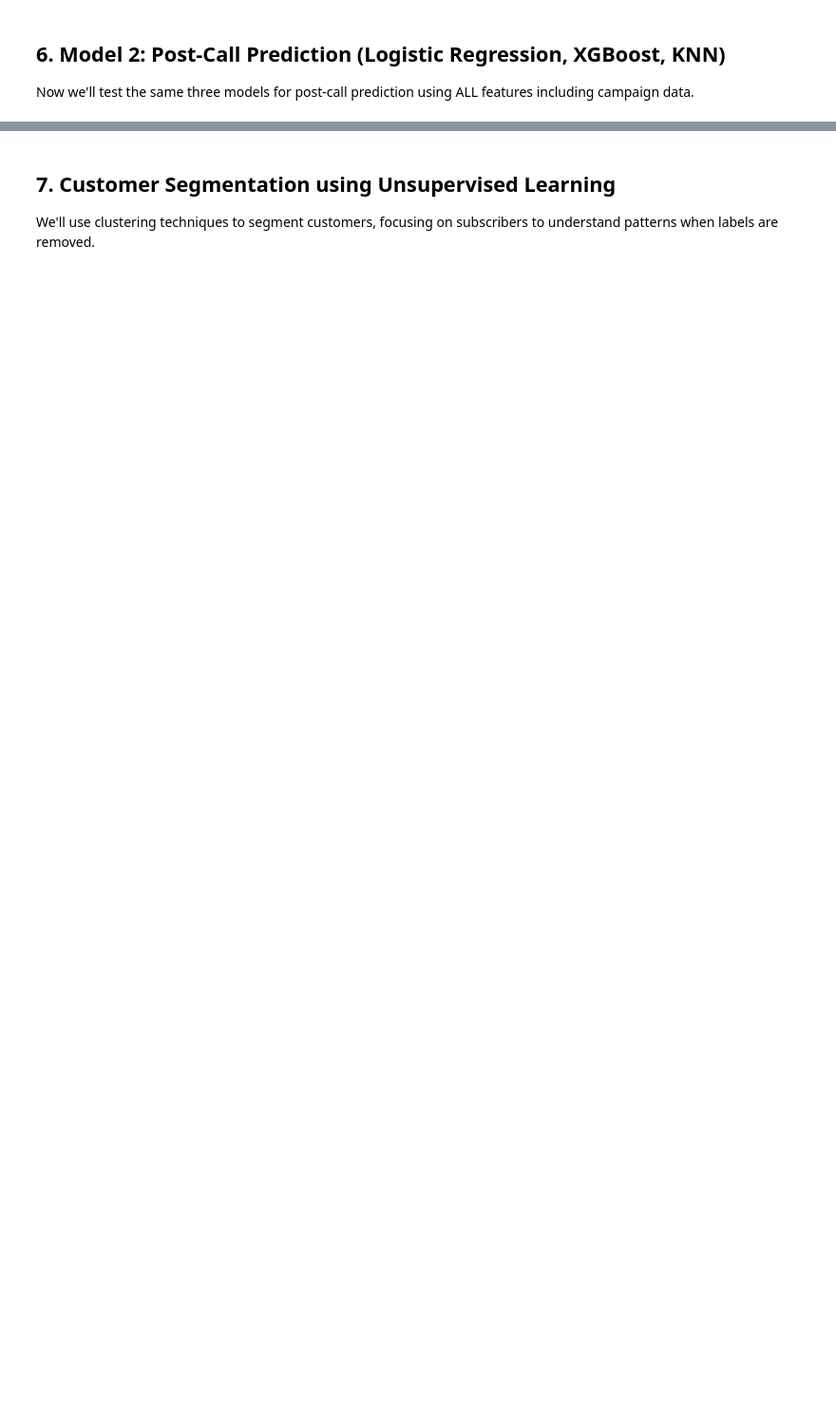
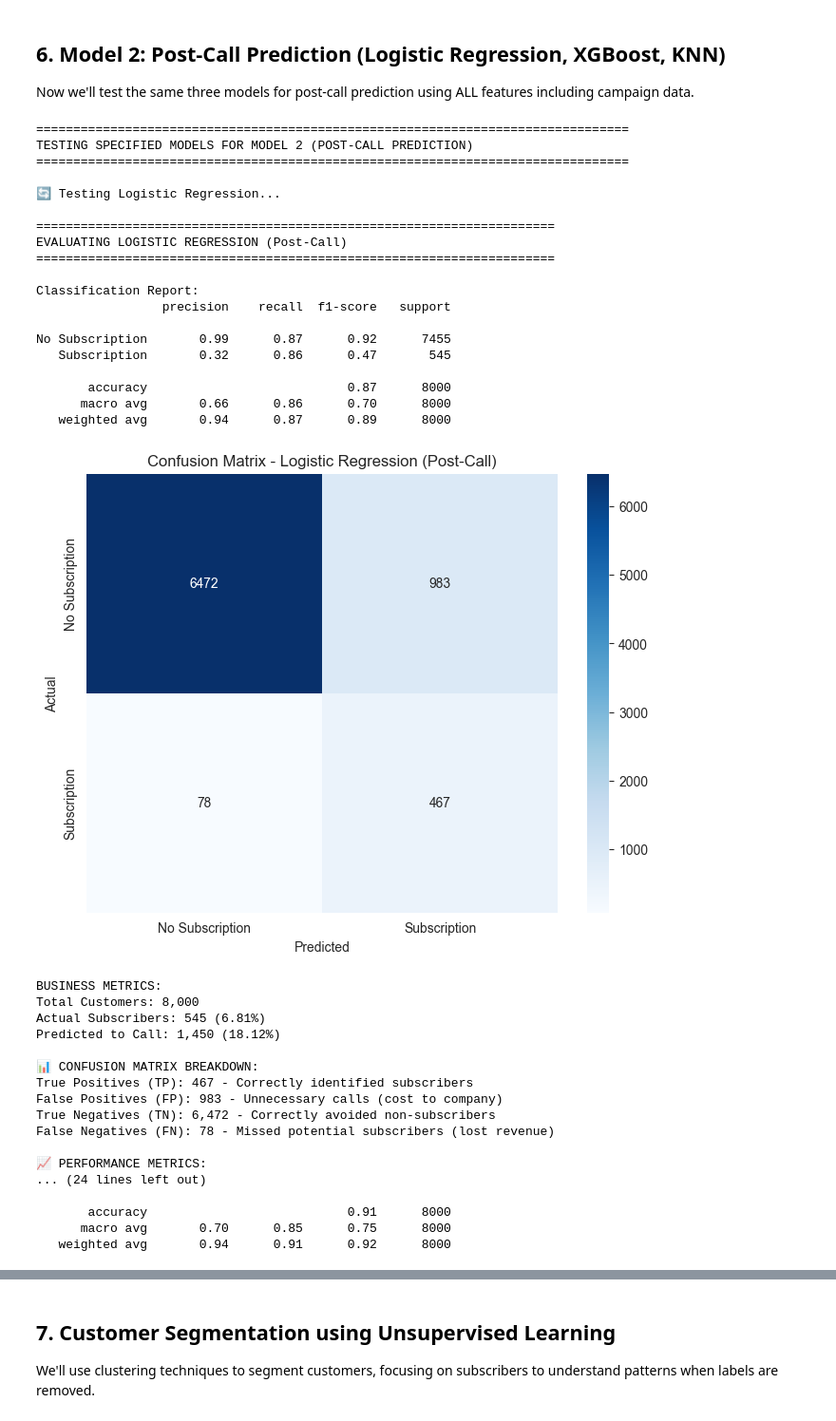
Before and after one commit to osamaizhar/Term-Deposit-Marketing-Analysis, a Jupyter notebook: prediction_model_training_v2.ipynb, the cells around one changed output, grey strips where cells are left out. Shown at 95% size. Drawn from its saved outputs; the diff is of its cells as text; code cells hidden in the pictures; blank space fills up the shorter version.

```diff
--- a/prediction_model_training_v2.ipynb
+++ b/prediction_model_training_v2.ipynb
@@ -428,6 +433,8 @@ def one_hot_encode(X_train, X_test):
 
 X1_train_encoded, X1_test_encoded = one_hot_encode(X1_train, X1_test)
 
+X2_train_encoded, X2_test_encoded = one_hot_encode(X2_train, X2_test)
+
 
 print("\n X Train ENCODED:\n")
 print(X1_train_encoded.head())
@@ -1132,34 +1297,88 @@ print(f"Additional features in Model 2: {list(additional_features)}")
 # %%
-# Test the three specified models for Model 2 (Post-Call Prediction)
+# Test the three specified models for Model 1 (Pre-Call Prediction)
 print("\n" + "=" * 80)
 print("TESTING SPECIFIED MODELS FOR MODEL 2 (POST-CALL PREDICTION)")
 print("=" * 80)
+scale_pos_weight = len(y1_train[y1_train == 0]) / len(y1_train[y1_train == 1])
 
-# Define the three models to test (same as Model 1)
-models_to_test_2 = {
-    "Logistic Regression": LogisticRegression(random_state=42, max_iter=1000),
-    "XGBoost": XGBClassifier(random_state=42, eval_metric="logloss"),
+# Define the three models to test
+models_to_test = {
+    # "Logistic Regression": LogisticRegression(random_state=seed, max_iter=1000),
+    "Logistic Regression": LogisticRegression(
+        class_weight="balanced", random_state=seed, max_iter=1000
+    ),
+    # "XGBoost": XGBClassifier(random_state=seed, eval_metric="logloss"),
+    "XGBoost": XGBClassifier(
+        scale_pos_weight=scale_pos_weight, random_state=seed, eval_metric="logloss"
+    ),
     "K-Nearest Neighbors": KNeighborsClassifier(n_neighbors=5),
 }
 
 # Store results for comparison
-model2_results = []
+model1_results = []
 
 # Test each model
-for model_name, model in models_to_test_2.items():
+for model_name, model in models_to_test.items():
     print(f"\n🔄 Testing {model_name}...")
 
     # Evaluate the model
+    # result = evaluate_sklearn_model(
+    #     model_name,
+    #     model,
+    #     X1_train_processed,
+    #     X1_test_processed,
+    #     y1_train,
+    #     y1_test,
+    #     "Pre-Call",
+    # )
     result = evaluate_sklearn_model(
         model_name,
         model,
-        X2_train_processed,
-        X2_test_processed,
+        X2_train_encoded,
+        X2_test_encoded,
         y2_train,
         y2_test,
         "Post-Call",
     )
 
-    model2_results.append(result)
+    model1_results.append(result)
 
 print(f"\n✅ Completed testing all three models for Post-Call Prediction!")
+# %% [output]
+================================================================================
+TESTING SPECIFIED MODELS FOR MODEL 2 (POST-CALL PREDICTION)
+================================================================================
+
+🔄 Testing Logistic Regression...
+
+======================================================================
+EVALUATING LOGISTIC REGRESSION (Post-Call)
+======================================================================
+
+Classification Report:
+                 precision    recall  f1-score   support
+
+No Subscription       0.99      0.87      0.92      7455
+   Subscription       0.32      0.86      0.47       545
+
+       accuracy                           0.87      8000
+      macro avg       0.66      0.86      0.70      8000
+   weighted avg       0.94      0.87      0.89      8000
+[figure, added]
+BUSINESS METRICS:
+Total Customers: 8,000
+Actual Subscribers: 545 (6.81%)
+Predicted to Call: 1,450 (18.12%)
+
+📊 CONFUSION MATRIX BREAKDOWN:
+True Positives (TP): 467 - Correctly identified subscribers
+False Positives (FP): 983 - Unnecessary calls (cost to company)
+True Negatives (TN): 6,472 - Correctly avoided non-subscribers
+False Negatives (FN): 78 - Missed potential subscribers (lost revenue)
+
+📈 PERFORMANCE METRICS:
+... (24 lines left out)
+
+       accuracy                           0.91      8000
+      macro avg       0.70      0.85      0.75      8000
+   weighted avg       0.94      0.91      0.92      8000
```
Also changed, not shown: parts of 42 cells of this notebook.
